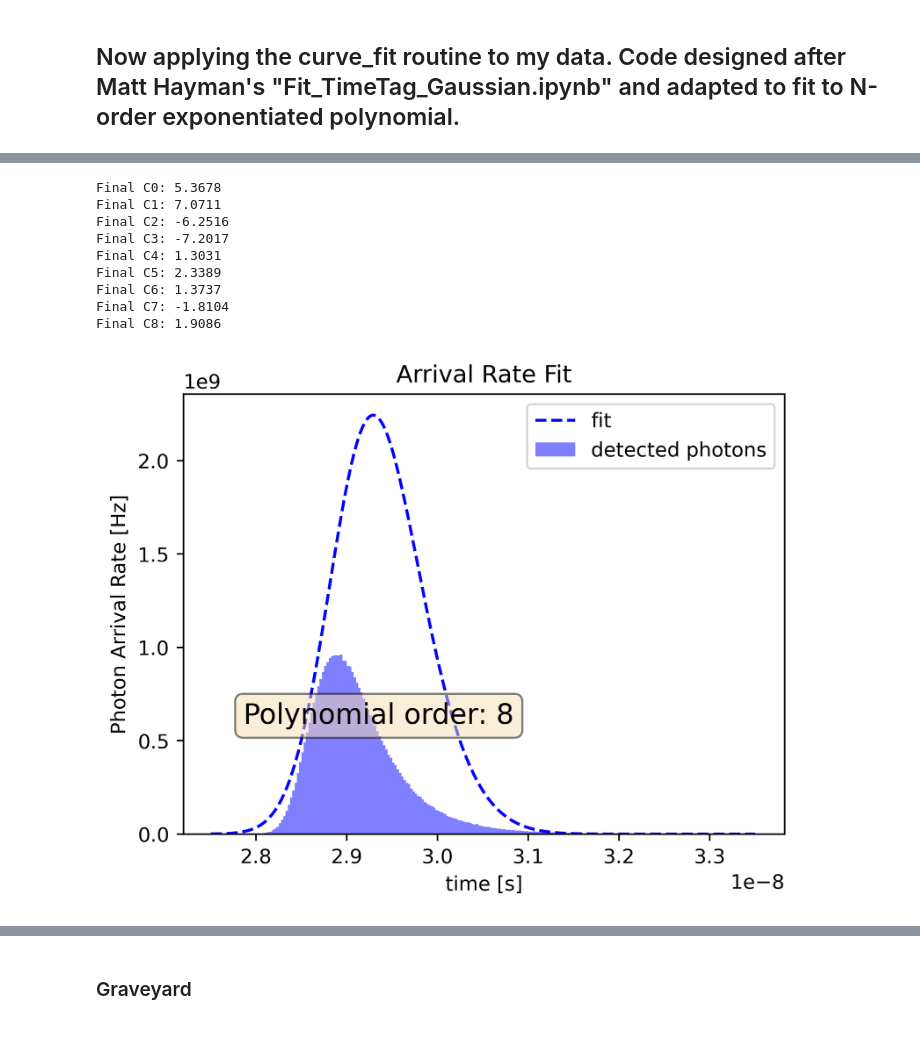
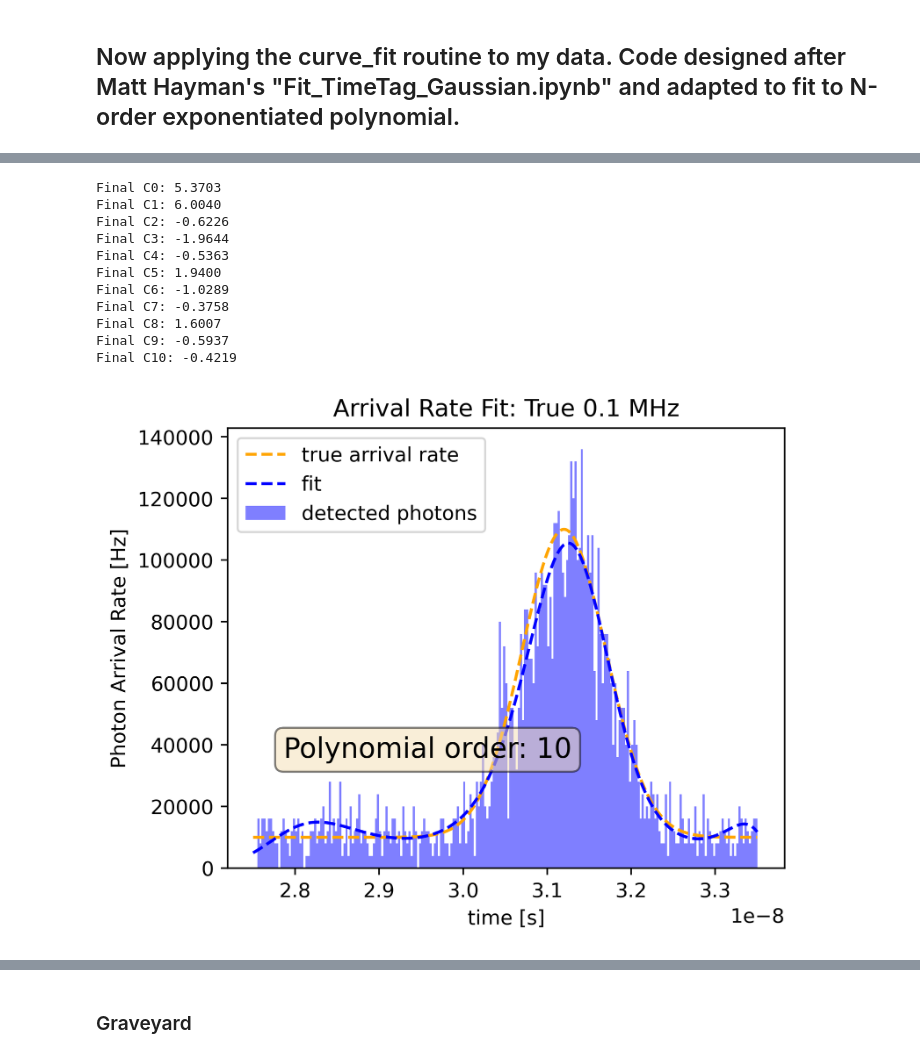
Before and after one commit to gkirchhoff32/ARSENL_backscatter_experiments, a Jupyter notebook: scripts/fit_histogram_polynomial_complexity_iteration.ipynb, the cells around one changed output, grey strips where cells are left out. Saved outputs shown, nothing was run; the diff lists cells and outputs as text; code cells hidden in the pictures.

```diff
--- a/scripts/fit_histogram_polynomial_complexity_iteration.ipynb
+++ b/scripts/fit_histogram_polynomial_complexity_iteration.ipynb
@@ -49,13 +49,12 @@ use_stop_idx = True               # Set TRUE if you want to use up to the OD val
 run_full = True                   # Set TRUE if you want to run the fits against all ODs. Otherwise, it will just load the reference data.
 include_deadtime = True  # Set True to include deadtime in noise model
 use_poisson_eval = True  # Set TRUE if you want to use the Poisson model for the evaluation loss
-use_sim_data = False  # Set TRUE if using simulated data from 'generate_sim_data.py'
+use_sim_data = True  # Set TRUE if using simulated data from 'generate_sim_data.py'
 
 # Make sure file location is accurate
 cwd = os.getcwd()
-data_dir = r'C:\Users\Grant\OneDrive - UCB-O365\ARSENL\Experiments\SPCM\SPCM_Data_2023.01.30\netcdf'
-fname = r'/OD27_Dev_0_-_2023-01-30_14.47.24_OD2.7.ARSENL.nc'
-OD_val = float(fname[3:5])/10
+data_dir = r'C:\Users\Grant\OneDrive - UCB-O365\ARSENL\Experiments\SPCM\Data\Simulated'
+fname = r'/sim_amp1.0E+05_nshot1.0E+07.nc'
 # %%
 # Load / generate important data structures from simulated / real datsets
 # NOTE: If user wants to test different parameters with simulated data, look into "generate_sim_data.py"
@@ -151,7 +136,7 @@ t_fine = np.arange(t_min, t_max, dt)
 # Set iterate to True if you want to iterate through increasing complexity.
 # Otherwise set to False if you want to check a single polynomial order.
 single_step_iter = True
-M_max = 15  # Max polynomial complexity to test if iterating
+M_max = 16  # Max polynomial complexity to test if iterating
 M_lst = np.arange(5, 12, 1)
 # %%
 # Generate "active-ratio histogram" that adjusts the histogram proportionally according to how many bins the detector was "active vs dead"
@@ -300,6 +287,6 @@ plt.show()
 # %%
 # Choose order to investigate
-order = 8
+order = 10
 try:
     model = coeffs[order, 0:order+1]
     for i in range(order+1):
@@ -307,12 +294,14 @@ try:
 except:
     print("\nERROR: Order exceeds maximum complexity iteration value.\n")
 # %% [output]
-Final C0: 5.3678
-Final C1: 7.0711
-Final C2: -6.2516
-Final C3: -7.2017
-Final C4: 1.3031
-Final C5: 2.3389
-Final C6: 1.3737
-Final C7: -1.8104
-Final C8: 1.9086
+Final C0: 5.3703
+Final C1: 6.0040
+Final C2: -0.6226
+Final C3: -1.9644
+Final C4: -0.5363
+Final C5: 1.9400
+Final C6: -1.0289
+Final C7: -0.3758
+Final C8: 1.6007
+Final C9: -0.5937
+Final C10: -0.4219
@@ -322,46 +308,44 @@ def gen_rho(A, x, mu, sig, bg):
 # %%
 fig = plt.figure(figsize=(5,4), dpi=400)
 ax = fig.add_subplot(111)
 if use_sim_data:
-    n, bins = np.histogram(true_flight_time, bins=bin_array)
-    binwidth = np.diff(bins)[0]
-    N = n / binwidth / n_shots  # [Hz] Scaling counts to arrival rate
-    center = 0.5 * (bins[:-1] + bins[1:])
-    ax.bar(center, N, align='center', width=binwidth, color='orange', alpha=0.5, label='incident photons')
-
-    true_rho = gen_rho(target_amplitude, t_fine, target_time, laser_pulse_width, background)
+#     n, bins = np.histogram(true_flight_time, bins=bin_array)
+#     binwidth = np.diff(bins)[0]
+#     N = n / binwidth / n_shots  # [Hz] Scaling counts to arrival rate
+#     center = 0.5 * (bins[:-1] + bins[1:])
+#     ax.bar(center, N, align='center', width=binwidth, color='orange', alpha=0.5, label='incident photons')
     ax.plot(t_fine, true_rho, '--', color='orange', label='true arrival rate')
 n, bins = np.histogram(flight_time, bins=bin_array)
 binwidth = np.diff(bins)[0]
 N = n / binwidth / n_shots  # [Hz] Scaling counts to arrival rate
 center = 0.5 * (bins[:-1] + bins[1:])
 ax.bar(center, N, align='center', width=binwidth, color='blue', alpha=0.5, label='detected photons')
 
 
 # Arrival rate fit
 t_fine = np.arange(t_min, t_max, dt)
 fit_rate_seg = fit_rate_fine[order, :]
 ax.plot(t_fine, fit_rate_seg, '--', color='blue', label='fit')
 ax.set_title('Arrival Rate Fit')
 if use_sim_data:
     ax.set_title('Arrival Rate Fit: True {} MHz'.format(target_amplitude/1e6))
 ax.set_xlabel('time [s]')
 ax.set_ylabel('Photon Arrival Rate [Hz]')
 props = dict(boxstyle='round', facecolor='wheat', alpha=0.5)
 ax.text(0.1, 0.3, 'Polynomial order: {}'.format(order), transform=ax.transAxes, fontsize=14,
         verticalalignment='top', bbox=props)
 plt.tight_layout()
 plt.legend()
 
 save_dir = r'C:\Users\Grant\OneDrive - UCB-O365\ARSENL\Experiments\SPCM\Figures\SPCM_fit_performance'
-if use_sim_data:
-    save_plt_file = r'\deadtime{}rho{:.2E}MHz_use_sim_{}.png'.format(include_deadtime, target_amplitude/1e6, use_sim_data)
-else:
-    save_plt_file = r'\deadtime{}OD{}MHz_use_sim_{}.png'.format(include_deadtime, OD_val, use_sim_data)
-fig.savefig(save_dir + save_plt_file)
+# if use_sim_data:
+#     save_plt_file = r'\deadtime{}rho{:.2E}MHz_use_sim_{}.png'.format(include_deadtime, target_amplitude/1e6, use_sim_data)
+# else:
+#     save_plt_file = r'\deadtime{}OD{}MHz_use_sim_{}.png'.format(include_deadtime, OD_val, use_sim_data)
+# fig.savefig(save_dir + save_plt_file)
 plt.show()
 # %% [output]
-[figure, old version]
+[figure, new version]
 # %%
 # save model to pickle
 
```
Also changed, not shown: parts of 9 cells of this notebook, 7 other files.
